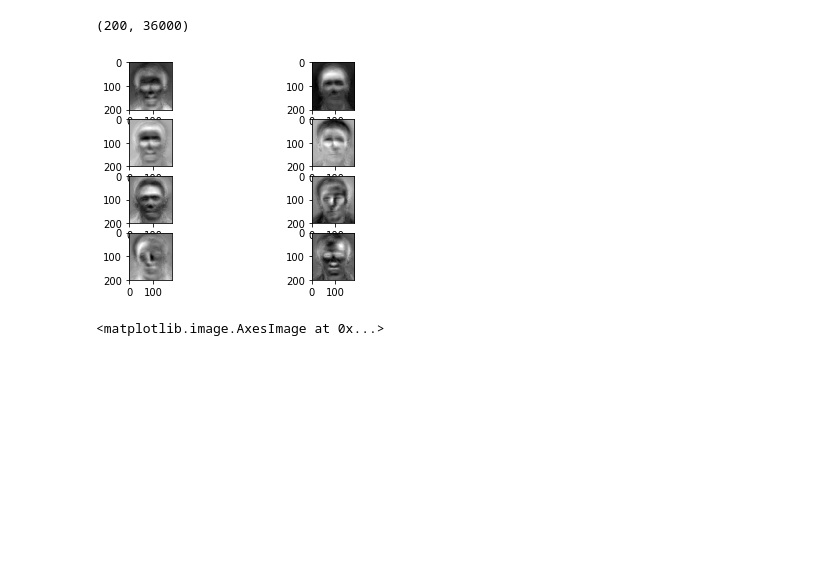
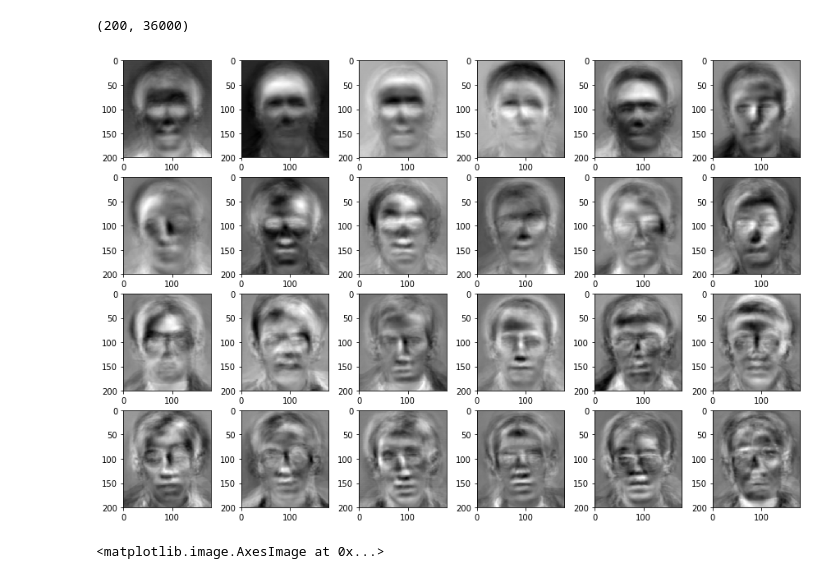
Before and after one commit to mmejiam-eafit/ms_data_science_project_i, a Jupyter notebook: eigenfaces/notebooks/Eigenfaces with Python.ipynb, the cells around one changed output. Drawn from its saved outputs; the diff is of its cells as text; code cells hidden in the pictures; blank space fills up the shorter version.

Commit message:
Added calculation of median face from the dataset. Changed util functions to use an extra parameter if we need the faces to be in grayscale

```diff
--- a/eigenfaces/notebooks/Eigenfaces with Python.ipynb
+++ b/eigenfaces/notebooks/Eigenfaces with Python.ipynb
@@ -9,7 +9,7 @@ import pandas as pd # Needs the package Pandas to be installed. Check Anaconda E
 from sklearn.decomposition import PCA # Needs SciKit Learn package to be installed. Check Anaconda Environments and Packages.
 import matplotlib.pyplot as plt
 # %%
-face94_male = readFaces94MaleFaces()
+face94_male = readFaces94MaleFaces(gray=True)
 # %%
 plt.imshow(face94_male[0], plt.cm.gray)
 # %% [output]
@@ -25,12 +25,13 @@ pca.components_.shape
 (200, 36000)
 # %%
 rows = 4
-cols = 2
+cols = 6
+plt.figure(figsize=(15,10))
 for i in np.arange(rows * cols):
     plt.subplot(rows, cols, i + 1)
     plt.imshow(pca.components_[i].reshape(height, width), plt.cm.gray)
 # %% [output]
-[figure, old version]
+[figure, new version]
 # %%
 plt.imshow(pca.mean_.reshape(height, width), plt.cm.gray)
 # %% [output]
```
Also changed, not shown: parts of 3 cells of this notebook, 2 other files.
